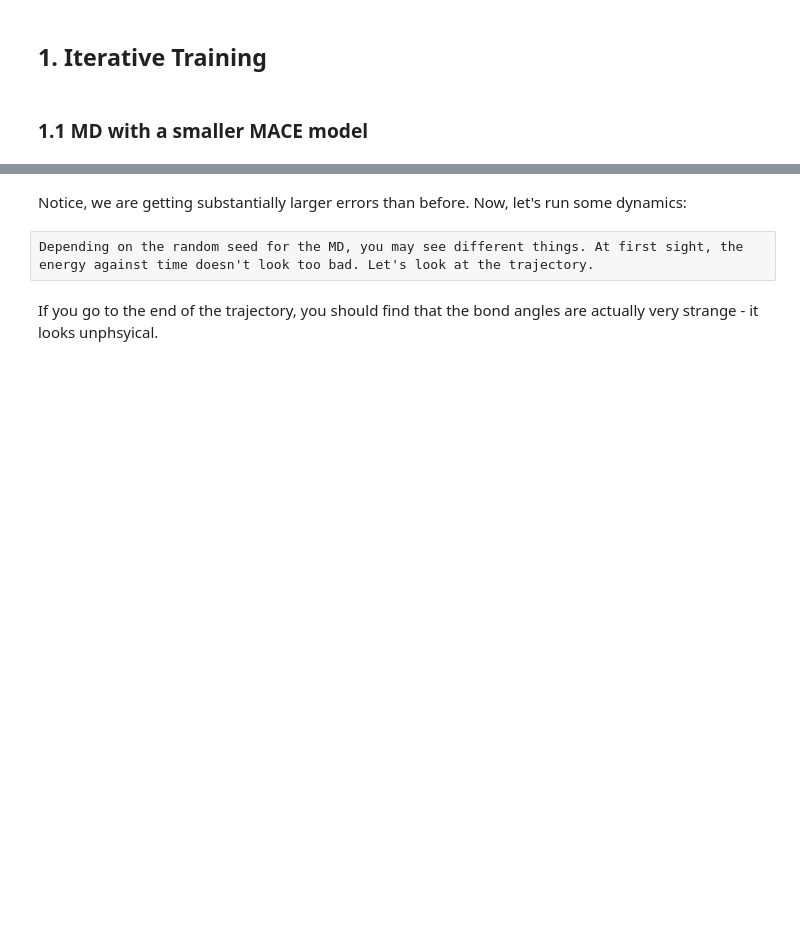
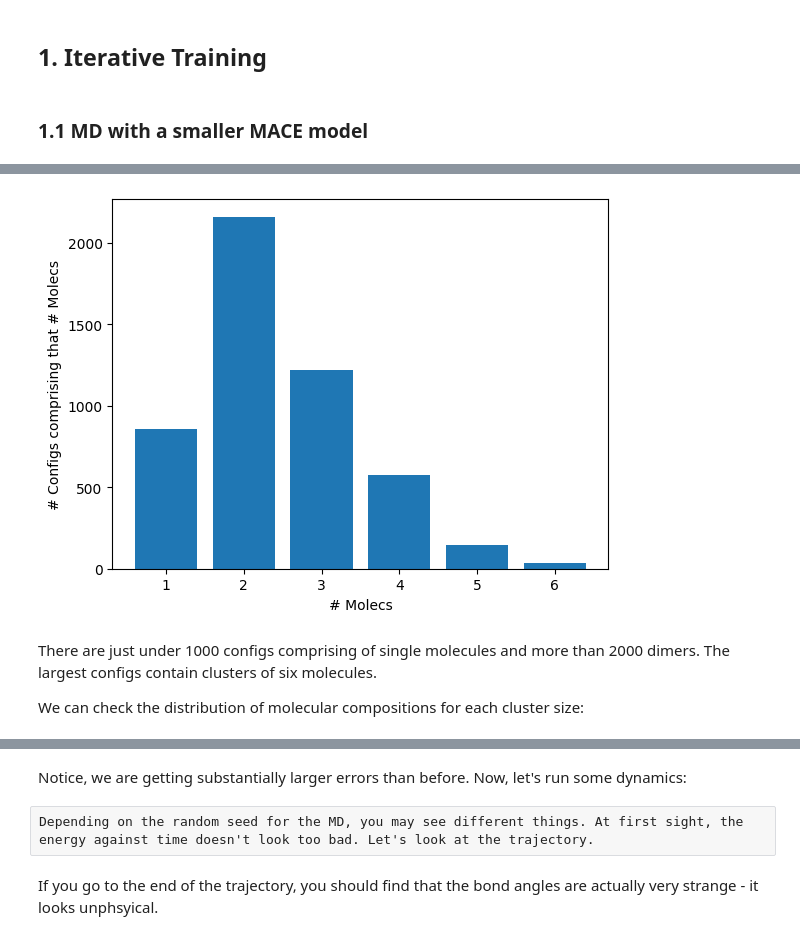
Before and after one commit to IsaacParker30/ccp5, a Jupyter notebook: T02_MACE_Practice_II.ipynb, the cells around one changed output, grey strips where cells are left out. Drawn from its saved outputs; the diff is of its cells as text; code cells hidden in the pictures; blank space fills up the shorter version.

```diff
--- a/T02_MACE_Practice_II.ipynb
+++ b/T02_MACE_Practice_II.ipynb
@@ -20,0 +122,14 @@ The model we trained in our previous tutorial was already stable in MD and quite
+# %%
+from matplotlib import pyplot as plt
+
+db = read('data/solvent_molecs.xyz', ':')
+Nmols = np.array([at.info['Nmols'] for at in db]) #collect Nmols information across all data
+plt.hist(Nmols, align='left', bins=[1,2,3,4,5,6,7], rwidth=0.8);
+plt.xlabel('# Molecs');
+plt.ylabel('# Configs comprising that # Molecs');
+# %% [output]
+[figure, added]
+# %% [markdown]
+There are just under 1000 configs comprising of single molecules and more than 2000 dimers. The largest configs contain clusters of six molecules.
+
+We can check the distribution of molecular compositions for each cluster size:
```
Also changed, not shown: parts of 17 cells of this notebook, 2 other files.
